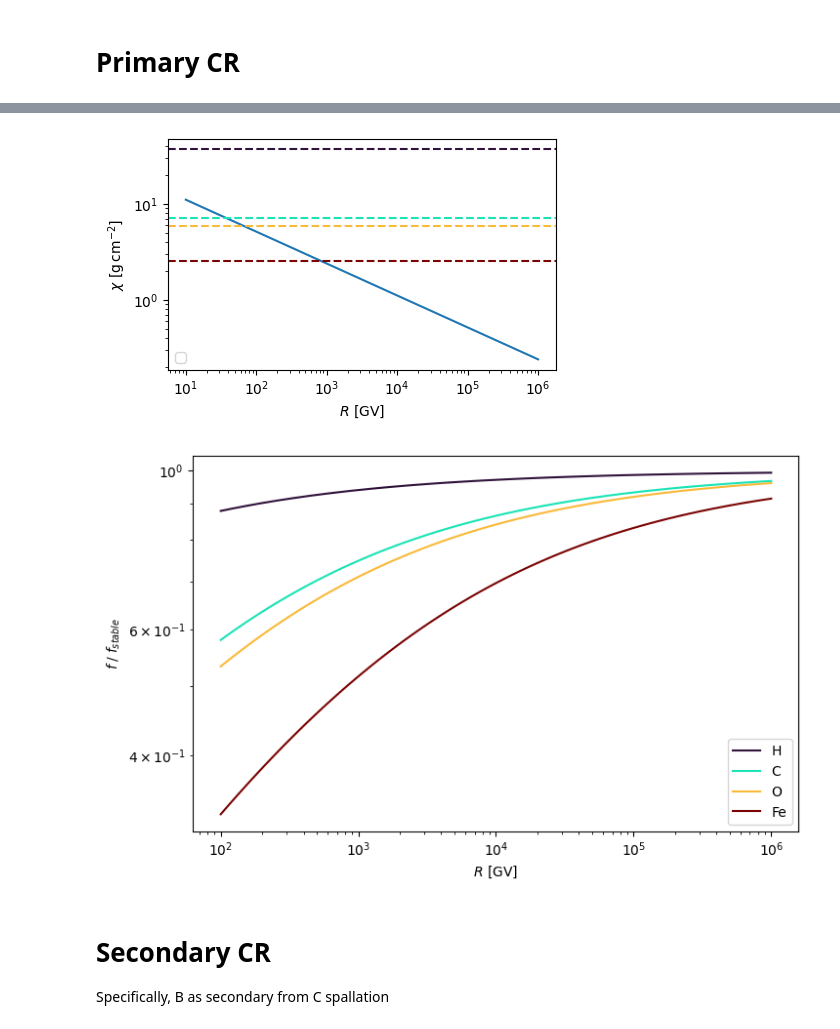
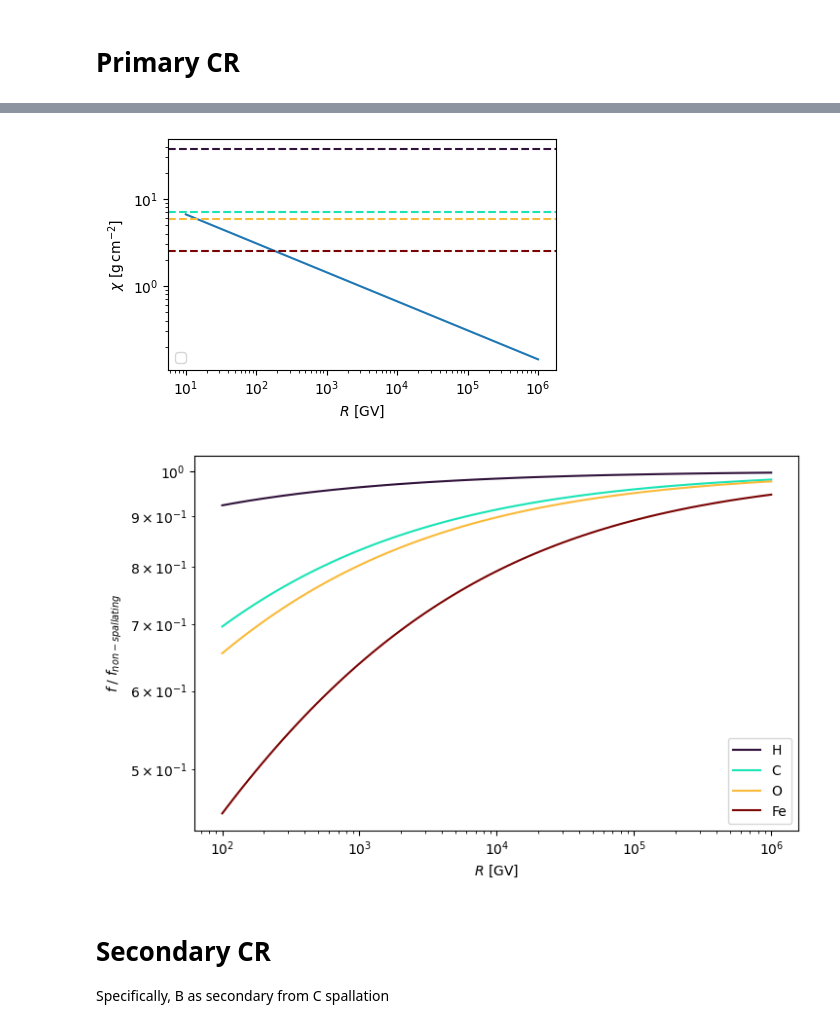
Before and after one commit to nj-vs-vh/gssi-he-th, a Jupyter notebook: Primary and Secondary CRs.ipynb, the cells around one changed output, grey strips where cells are left out. Cells and saved outputs as stored; diff of their text form; code cells hidden in the pictures.

```diff
--- a/Primary and Secondary CRs.ipynb
+++ b/Primary and Secondary CRs.ipynb
@@ -36,9 +36,9 @@ D0 = 1e28 * u.cm**2 / u.s
 delta = 1 / 3
 D = lambda R: D0 * (R.to(GV).value) ** delta
 
-H = 5 * u.kpc
+H = 3 * u.kpc
 h = 100 * u.pc
-n_d = 1 * u.cm**(-3)
+n_d = 1 * u.cm ** (-3)
 n_avg = n_d * h / H
 
 chi = lambda R: (const.m_p * n_avg * const.c * (H**2) / D(R)).to(u.g / u.cm**2)
@@ -65,7 +76,7 @@ label_axes(ax, "R", "\\chi")
 ax.legend()
 plt.show()
 # %% [output]
-[figure, old version]
+[figure, new version]
 # %%
 def E(R: u.Quantity[GV], Z: int) -> u.Quantity[u.GeV]:
     return (Z * const.e.gauss * const.c * R_grid).to(u.GeV)
@@ -79,28 +90,28 @@ def f_primary(R_grid: u.Quantity[GV], A: int, Z: int) -> u.Quantity[F_UNIT]:
     )
 
 
-def f_stable(R_grid: u.Quantity[GV], Z: int) -> u.Quantity[F_UNIT]:
+def f_primary_nonspallating(R_grid: u.Quantity[GV], Z: int) -> u.Quantity[F_UNIT]:
     E_grid = E(R_grid, Z)
     return (Q(E_grid) / ((2 * D(R_grid) / H))).to(F_UNIT)
 # %%
 fig, ax = plt.subplots(figsize=(8, 5))
 
 R_grid = np.logspace(2, 6, 100) * GV
 
 for idx, (A, Z, nucl) in enumerate(nuclei):
     ax.loglog(
         R_grid,
-        f_primary(R_grid, A, Z) / f_stable(R_grid, Z),
+        f_primary(R_grid, A, Z) / f_primary_nonspallating(R_grid, Z),
         label=nucl,
         color=cmap(idx / (len(nuclei) - 1)),
     )
 
 cmap = matplotlib.colormaps["turbo"]
-label_axes(ax, "R", "f \\; / \\; f_{stable}")
+label_axes(ax, "R", "f \\; / \\; f_{non-spallating}")
 ax.legend()
 plt.show()
 # %% [output]
-[figure, old version]
+[figure, new version]
 # %% [markdown]
 # Secondary CR
 
```
Also changed, not shown: parts of 6 cells of this notebook.
